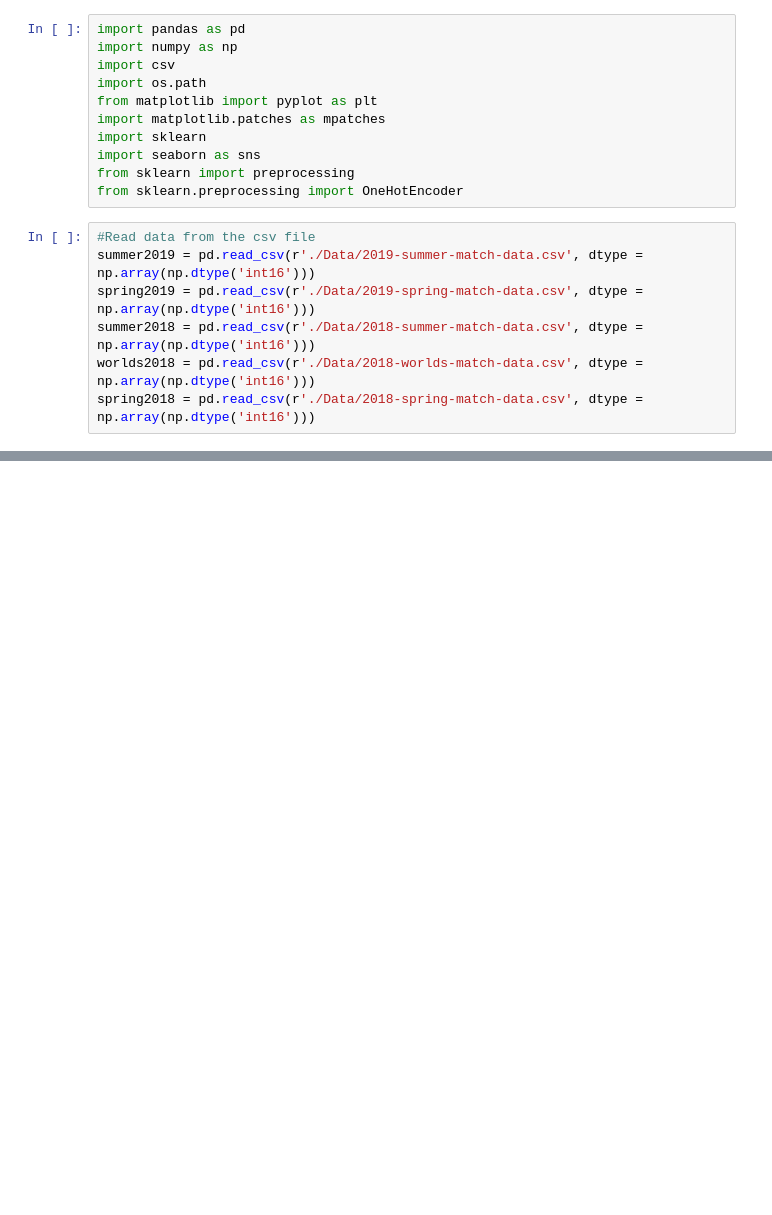
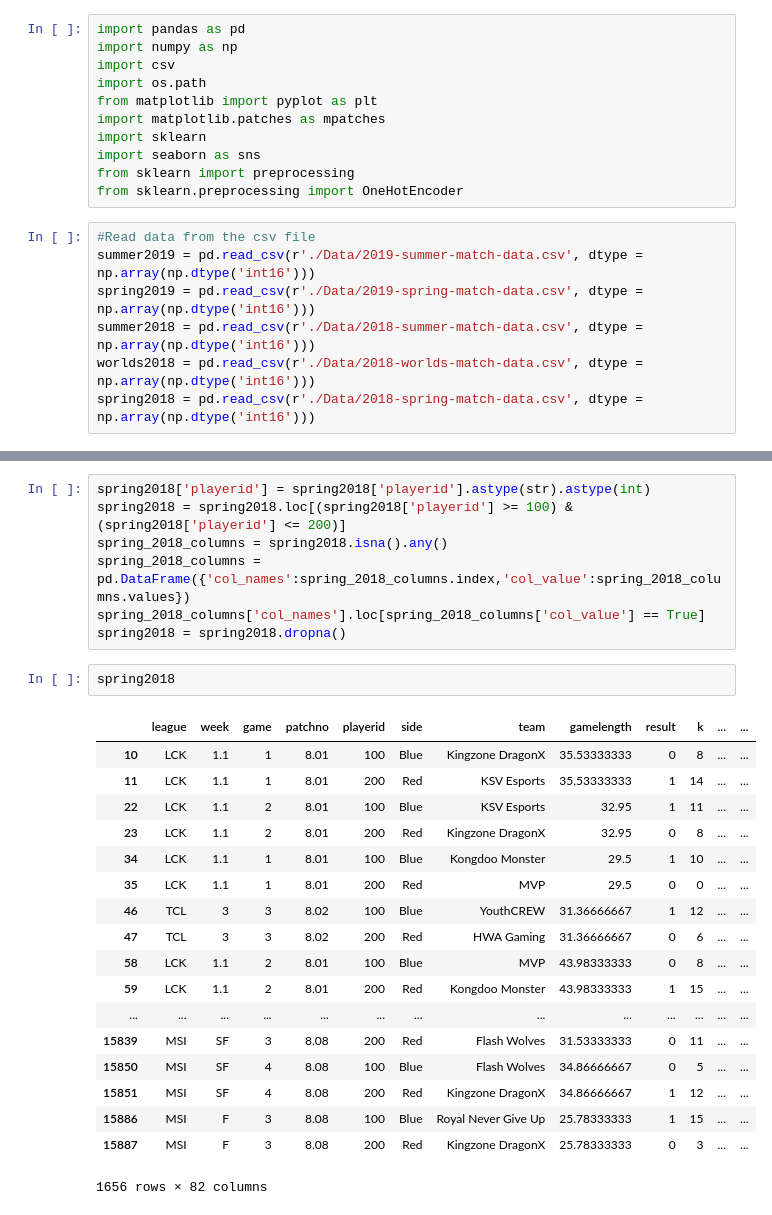
Before and after one commit to arons1618/match-prediction, a Jupyter notebook: ProMatchAnalysis.ipynb, the cells around one changed output, grey strips where cells are left out. Drawn from its saved outputs; the diff is of its cells as text; blank space fills up the shorter version.

```diff
--- a/ProMatchAnalysis.ipynb
+++ b/ProMatchAnalysis.ipynb
@@ -158,0 +145,28 @@ summer2019.isnull().sum().sum()
+# %%
+spring2018['playerid'] = spring2018['playerid'].astype(str).astype(int)
+spring2018 = spring2018.loc[(spring2018['playerid'] >= 100) & (spring2018['playerid'] <= 200)]
+spring_2018_columns = spring2018.isna().any()
+spring_2018_columns = pd.DataFrame({'col_names':spring_2018_columns.index,'col_value':spring_2018_columns.values})
+spring_2018_columns['col_names'].loc[spring_2018_columns['col_value'] == True]
+spring2018 = spring2018.dropna()
+# %%
+spring2018
+# %% [output]
+|  | league | week | game | patchno | playerid | side | team | gamelength | result | k | ... | ... |
+| 10 | LCK | 1.1 | 1 | 8.01 | 100 | Blue | Kingzone DragonX | 35.53333333 | 0 | 8 | ... | ... |
+| 11 | LCK | 1.1 | 1 | 8.01 | 200 | Red | KSV Esports | 35.53333333 | 1 | 14 | ... | ... |
+| 22 | LCK | 1.1 | 2 | 8.01 | 100 | Blue | KSV Esports | 32.95 | 1 | 11 | ... | ... |
+| 23 | LCK | 1.1 | 2 | 8.01 | 200 | Red | Kingzone DragonX | 32.95 | 0 | 8 | ... | ... |
+| 34 | LCK | 1.1 | 1 | 8.01 | 100 | Blue | Kongdoo Monster | 29.5 | 1 | 10 | ... | ... |
+| 35 | LCK | 1.1 | 1 | 8.01 | 200 | Red | MVP | 29.5 | 0 | 0 | ... | ... |
+| 46 | TCL | 3 | 3 | 8.02 | 100 | Blue | YouthCREW | 31.36666667 | 1 | 12 | ... | ... |
+| 47 | TCL | 3 | 3 | 8.02 | 200 | Red | HWA Gaming | 31.36666667 | 0 | 6 | ... | ... |
+| 58 | LCK | 1.1 | 2 | 8.01 | 100 | Blue | MVP | 43.98333333 | 0 | 8 | ... | ... |
+| 59 | LCK | 1.1 | 2 | 8.01 | 200 | Red | Kongdoo Monster | 43.98333333 | 1 | 15 | ... | ... |
+| ... | ... | ... | ... | ... | ... | ... | ... | ... | ... | ... | ... | ... |
+| 15839 | MSI | SF | 3 | 8.08 | 200 | Red | Flash Wolves | 31.53333333 | 0 | 11 | ... | ... |
+| 15850 | MSI | SF | 4 | 8.08 | 100 | Blue | Flash Wolves | 34.86666667 | 0 | 5 | ... | ... |
+| 15851 | MSI | SF | 4 | 8.08 | 200 | Red | Kingzone DragonX | 34.86666667 | 1 | 12 | ... | ... |
+| 15886 | MSI | F | 3 | 8.08 | 100 | Blue | Royal Never Give Up | 25.78333333 | 1 | 15 | ... | ... |
+| 15887 | MSI | F | 3 | 8.08 | 200 | Red | Kingzone DragonX | 25.78333333 | 0 | 3 | ... | ... |
+1656 rows × 82 columns
```
Also changed, not shown: parts of 41 cells of this notebook.
